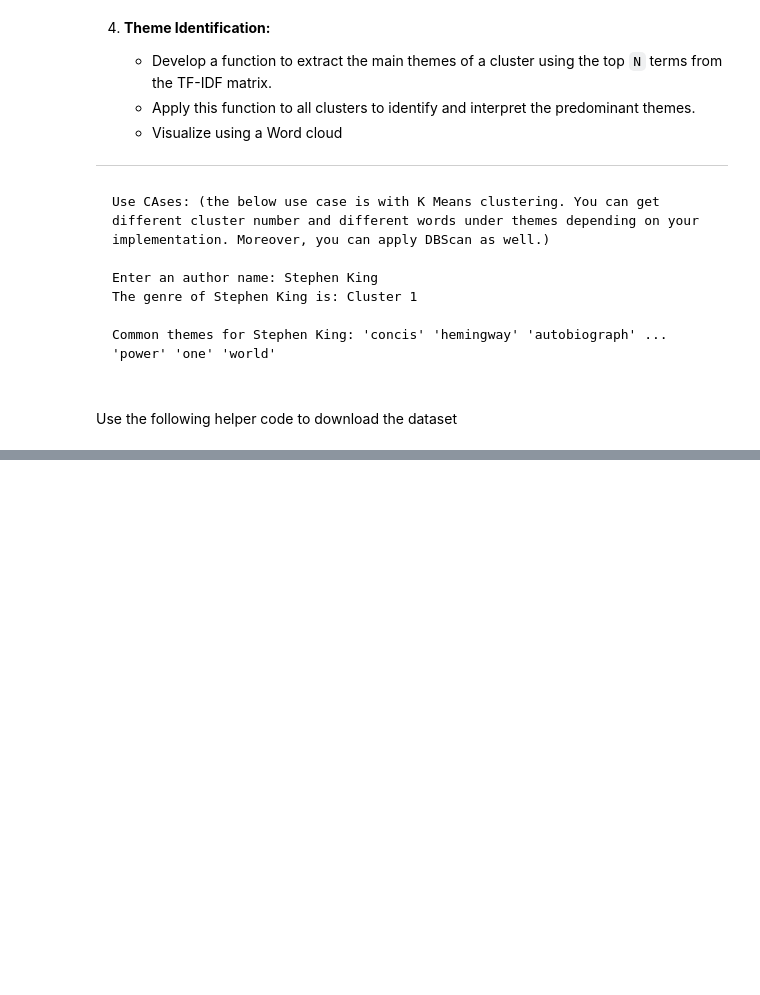
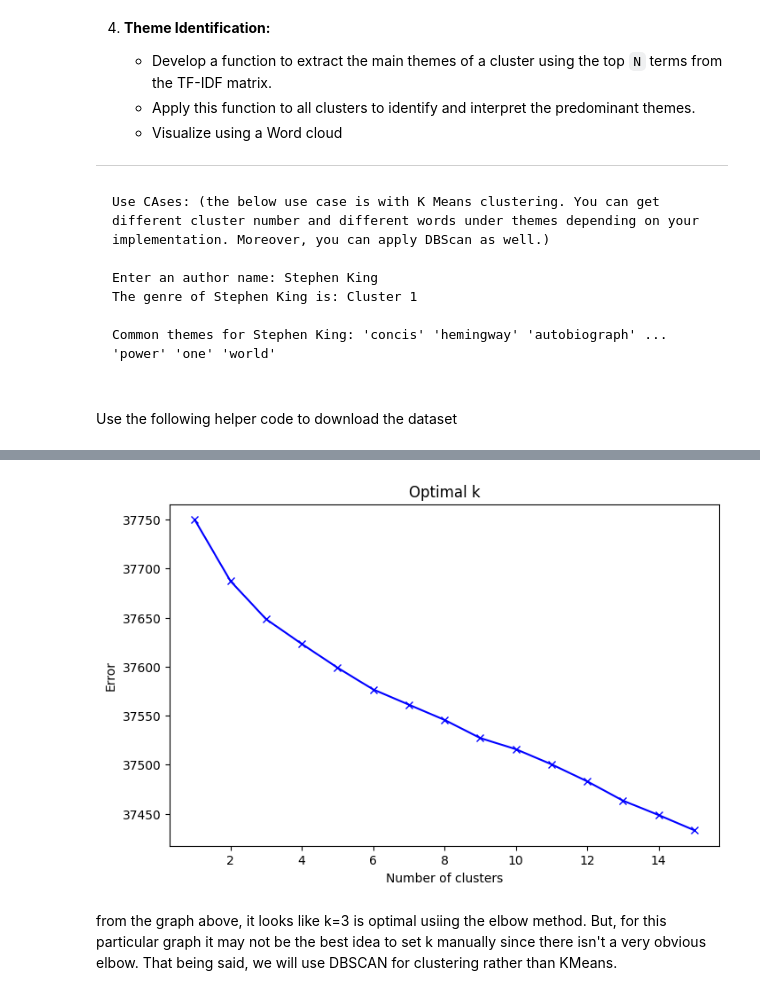
Before and after one commit to nam0mi/466_lab6, a Jupyter notebook: Lab_TextMining_Clustering.ipynb, the cells around one changed output, grey strips where cells are left out. Saved outputs shown, nothing was run; the diff lists cells and outputs as text; code cells hidden in the pictures; blank space fills up the shorter version.

Commit message:
did a bunch for preprocessing and created tfidf and elbow graph

```diff
--- a/Lab_TextMining_Clustering.ipynb
+++ b/Lab_TextMining_Clustering.ipynb
@@ -100,0 +166,5 @@ nltk.download('stopwords')
+# %%
+# remove stopwords
+allstopwords = stopwords.words('english')
+
+df['cleaned_description'] = df['cleaned_description'].apply(lambda x: " ".join(i for i in x.lower().split() if i not in allstopwords))
@@ -100,0 +188,7 @@ nltk.download('stopwords')
+# %%
+from sklearn.feature_extraction.text import TfidfVectorizer
+
+vectorizer = TfidfVectorizer(use_idf=True, smooth_idf=False)
+tfidf_matrix = vectorizer.fit_transform(df['cleaned_description'])
+
+tfidf_df = pd.DataFrame(tfidf_matrix.toarray(), columns=vectorizer.get_feature_names_out())
@@ -100,0 +200,22 @@ nltk.download('stopwords')
+# %%
+from sklearn.cluster import KMeans
+
+import matplotlib.pyplot as plt
+
+errors = []
+K = range(1, 16)
+for k in K:
+    kmeans = KMeans(n_clusters=k, random_state=42)
+    kmeans.fit(tfidf_matrix)
+    errors.append(kmeans.inertia_)
+
+plt.figure(figsize=(8, 5))
+plt.plot(K, errors, 'bx-')
+plt.xlabel('Number of clusters')
+plt.ylabel('Error')
+plt.title('Optimal k')
+plt.show()
+# %% [output]
+[figure, added]
+# %% [markdown]
+from the graph above, it looks like k=3 is optimal usiing the elbow method. But, for this particular graph it may not be the best idea to set k manually since there isn't a very obvious elbow. That being said, we will use DBSCAN for clustering rather than KMeans.
```
Also changed, not shown: parts of 15 cells of this notebook, 1 other file.
